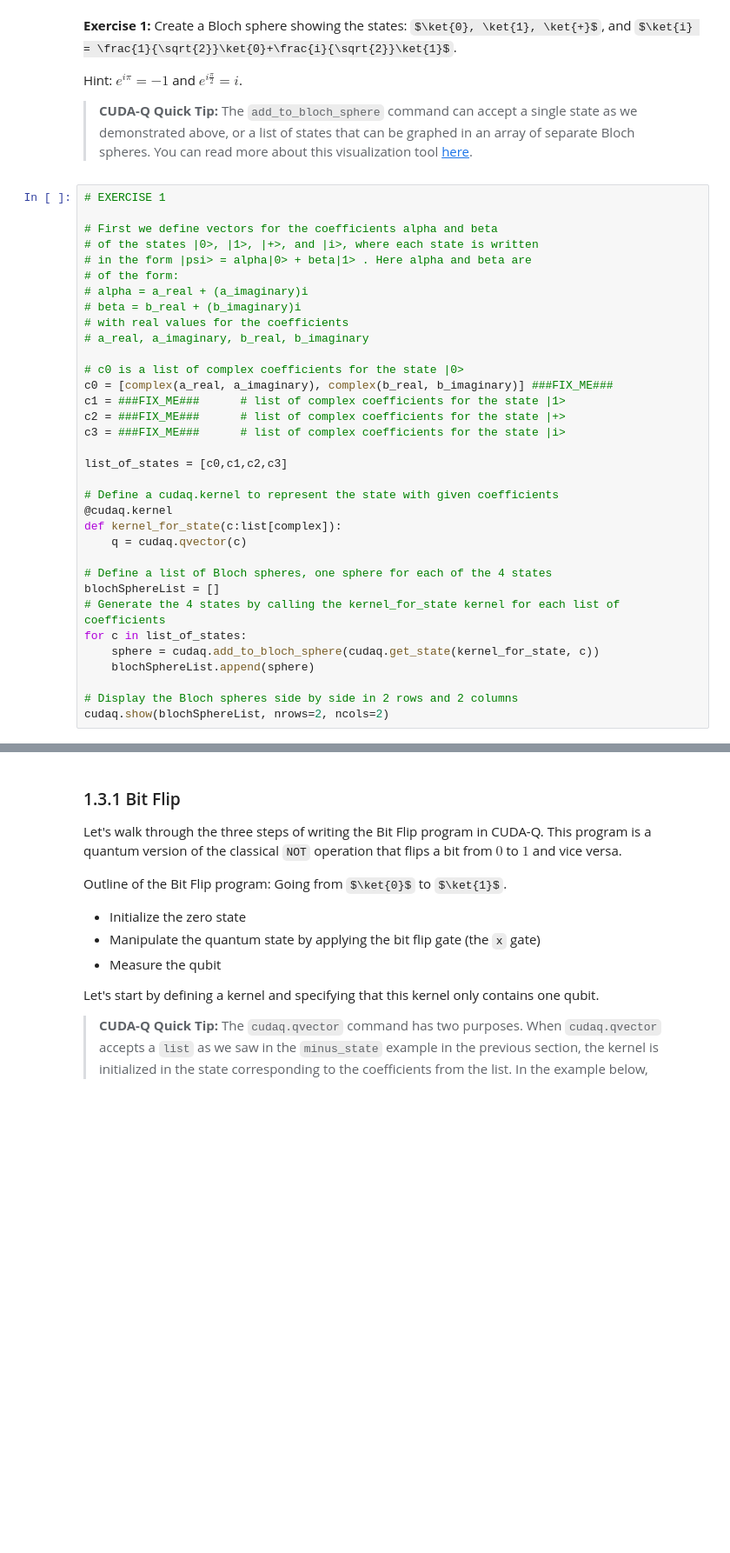
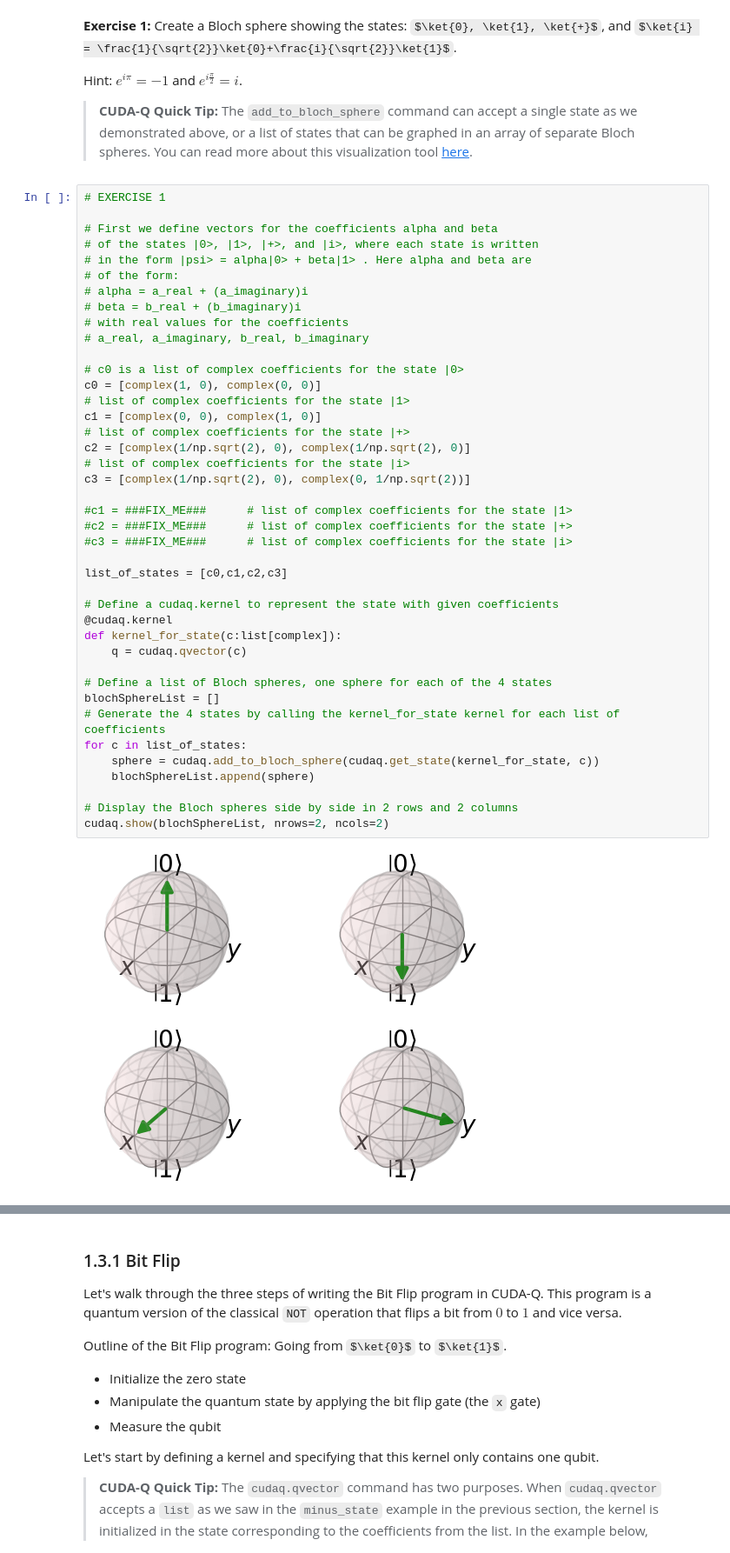
Before and after one commit to kursatkara/cuda-q-academic, a Jupyter notebook: quick-start-to-quantum/01_quick_start_to_quantum_kk.ipynb, the cells around one changed output, grey strips where cells are left out. Shown at 87% size. Saved outputs shown, nothing was run; the diff lists cells and outputs as text; some formulas as TeX source; blank space fills up the shorter version.

```diff
--- a/quick-start-to-quantum/01_quick_start_to_quantum_kk.ipynb
+++ b/quick-start-to-quantum/01_quick_start_to_quantum_kk.ipynb
@@ -255,37 +259,46 @@ Hint: $e^{i\pi} = -1$ and $e^{i\frac{\pi}{2}}=i$.
 # %%
 # EXERCISE 1
 
 # First we define vectors for the coefficients alpha and beta
 # of the states |0>, |1>, |+>, and |i>, where each state is written
 # in the form |psi> = alpha|0> + beta|1> . Here alpha and beta are
 # of the form:
 # alpha = a_real + (a_imaginary)i
 # beta = b_real + (b_imaginary)i
 # with real values for the coefficients
 # a_real, a_imaginary, b_real, b_imaginary
 
 # c0 is a list of complex coefficients for the state |0>
-c0 = [complex(a_real, a_imaginary), complex(b_real, b_imaginary)] ###FIX_ME###
-c1 = ###FIX_ME###      # list of complex coefficients for the state |1>
-c2 = ###FIX_ME###      # list of complex coefficients for the state |+>
-c3 = ###FIX_ME###      # list of complex coefficients for the state |i>
+c0 = [complex(1, 0), complex(0, 0)]
+# list of complex coefficients for the state |1>
+c1 = [complex(0, 0), complex(1, 0)]
+# list of complex coefficients for the state |+>
+c2 = [complex(1/np.sqrt(2), 0), complex(1/np.sqrt(2), 0)]
+# list of complex coefficients for the state |i>
+c3 = [complex(1/np.sqrt(2), 0), complex(0, 1/np.sqrt(2))]
+
+#c1 = ###FIX_ME###      # list of complex coefficients for the state |1>
+#c2 = ###FIX_ME###      # list of complex coefficients for the state |+>
+#c3 = ###FIX_ME###      # list of complex coefficients for the state |i>
 
 list_of_states = [c0,c1,c2,c3]
 
 # Define a cudaq.kernel to represent the state with given coefficients
 @cudaq.kernel
 def kernel_for_state(c:list[complex]):
     q = cudaq.qvector(c)
 
 # Define a list of Bloch spheres, one sphere for each of the 4 states
 blochSphereList = []
 # Generate the 4 states by calling the kernel_for_state kernel for each list of coefficients
 for c in list_of_states:
     sphere = cudaq.add_to_bloch_sphere(cudaq.get_state(kernel_for_state, c))
     blochSphereList.append(sphere)
 
 # Display the Bloch spheres side by side in 2 rows and 2 columns
 cudaq.show(blochSphereList, nrows=2, ncols=2)
+# %% [output]
+[figure, added]
 # %% [markdown]
 ## 1.3 Writing your first quantum programs
 
```
Also changed, not shown: parts of 13 cells of this notebook.
